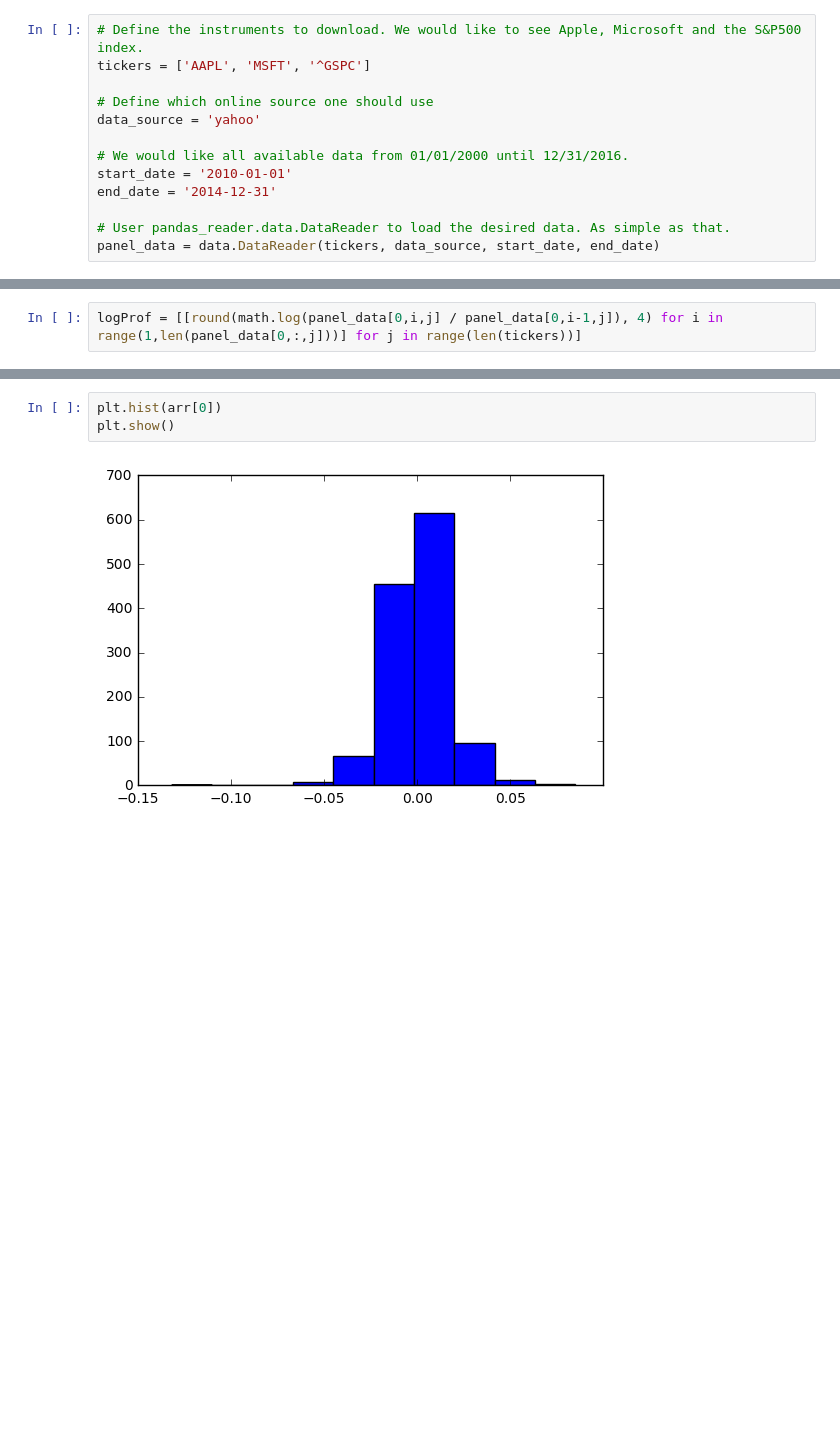
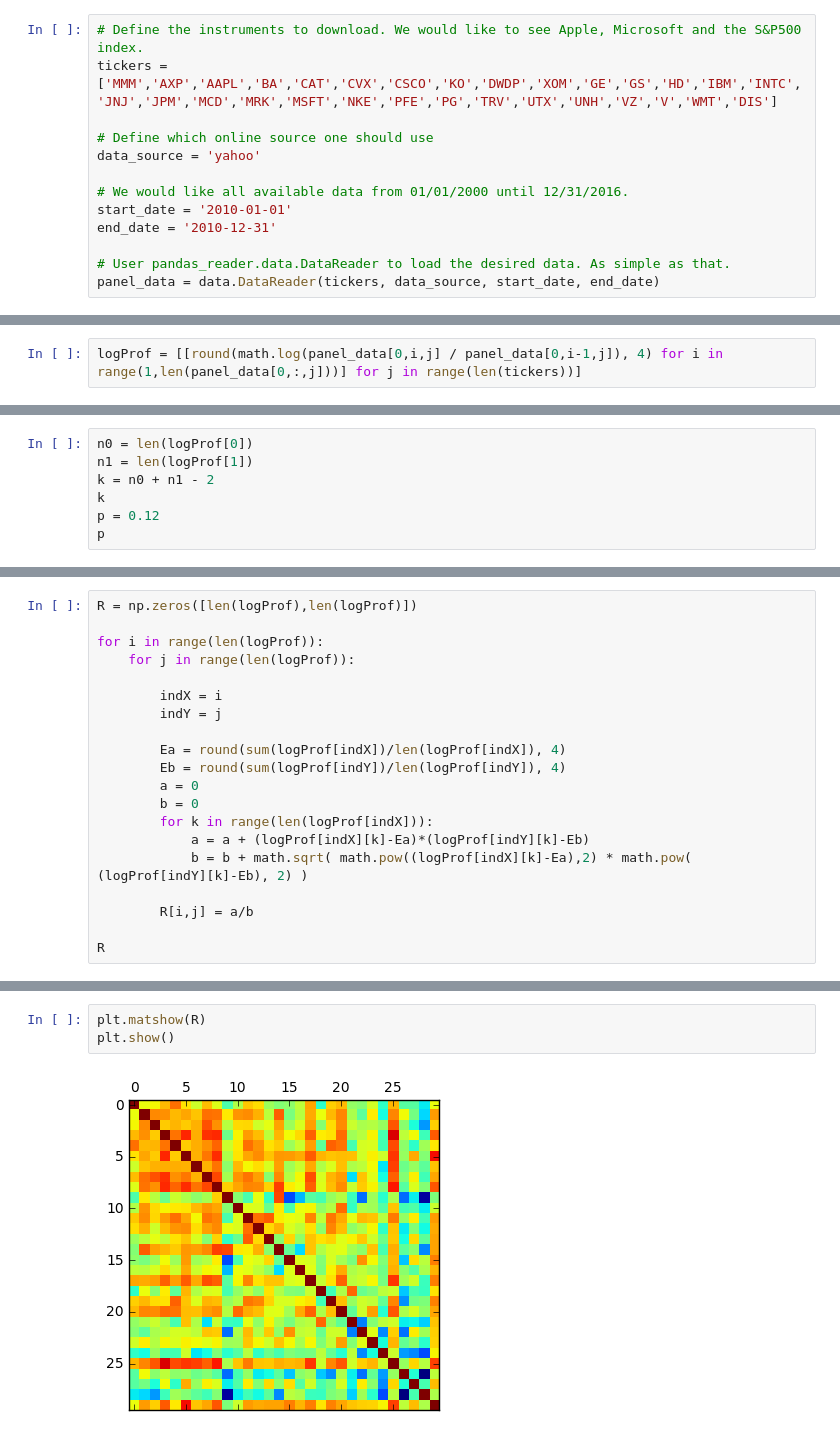
Before and after one commit to mistakemisure/tmp, a Jupyter notebook: ne_kalyagin_lab.ipynb, the cells around one changed output, grey strips where cells are left out. Saved outputs shown, nothing was run; the diff lists cells and outputs as text; blank space fills up the shorter version.

```diff
--- a/ne_kalyagin_lab.ipynb
+++ b/ne_kalyagin_lab.ipynb
@@ -7,14 +7,14 @@ import datetime
 import numpy as np
 # %%
 # Define the instruments to download. We would like to see Apple, Microsoft and the S&P500 index.
-tickers = ['AAPL', 'MSFT', '^GSPC']
+tickers = ['MMM','AXP','AAPL','BA','CAT','CVX','CSCO','KO','DWDP','XOM','GE','GS','HD','IBM','INTC','JNJ','JPM','MCD','MRK','MSFT','NKE','PFE','PG','TRV','UTX','UNH','VZ','V','WMT','DIS']
 
 # Define which online source one should use
 data_source = 'yahoo'
 
 # We would like all available data from 01/01/2000 until 12/31/2016.
 start_date = '2010-01-01'
-end_date = '2014-12-31'
+end_date = '2010-12-31'
 
 # User pandas_reader.data.DataReader to load the desired data. As simple as that.
 panel_data = data.DataReader(tickers, data_source, start_date, end_date)
@@ -116,0 +133,7 @@ arr = logProfDF.as_matrix()
+# %%
+n0 = len(logProf[0])
+n1 = len(logProf[1])
+k = n0 + n1 - 2
+k
+p = 0.12
+p
@@ -116,0 +142,20 @@ arr = logProfDF.as_matrix()
+# %%
+R = np.zeros([len(logProf),len(logProf)])
+
+for i in range(len(logProf)):
+    for j in range(len(logProf)):
+
+        indX = i
+        indY = j
+
+        Ea = round(sum(logProf[indX])/len(logProf[indX]), 4)
+        Eb = round(sum(logProf[indY])/len(logProf[indY]), 4)
+        a = 0
+        b = 0
+        for k in range(len(logProf[indX])):
+            a = a + (logProf[indX][k]-Ea)*(logProf[indY][k]-Eb)
+            b = b + math.sqrt( math.pow((logProf[indX][k]-Ea),2) * math.pow( (logProf[indY][k]-Eb), 2) )
+
+        R[i,j] = a/b
+
+R
@@ -117,5 +180,5 @@ arr = logProfDF.as_matrix()
 # %%
-plt.hist(arr[0])
+plt.matshow(R)
 plt.show()
 # %% [output]
-[figure, old version]
+[figure, new version]
```
Also changed, not shown: parts of 20 cells of this notebook.
